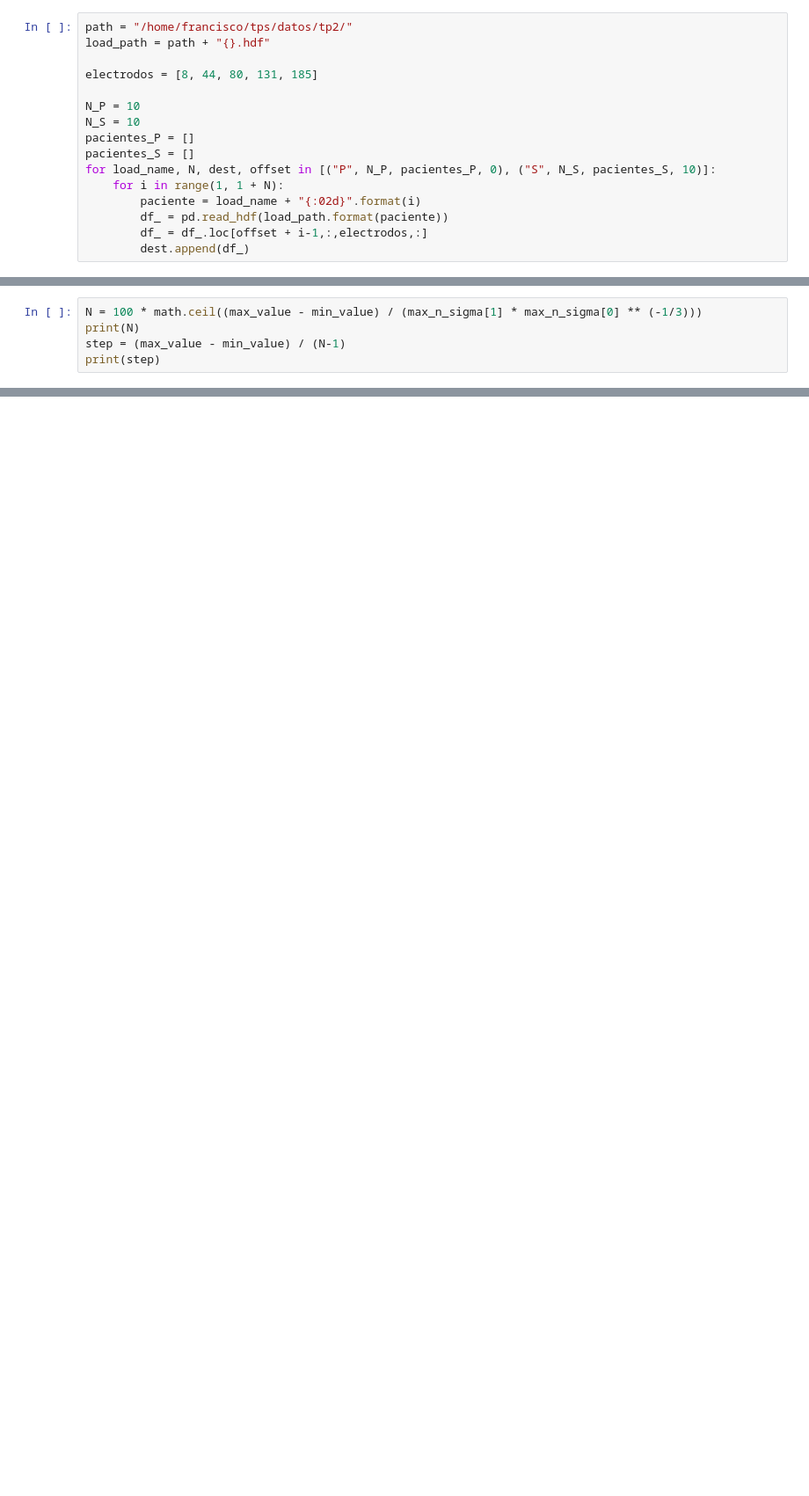
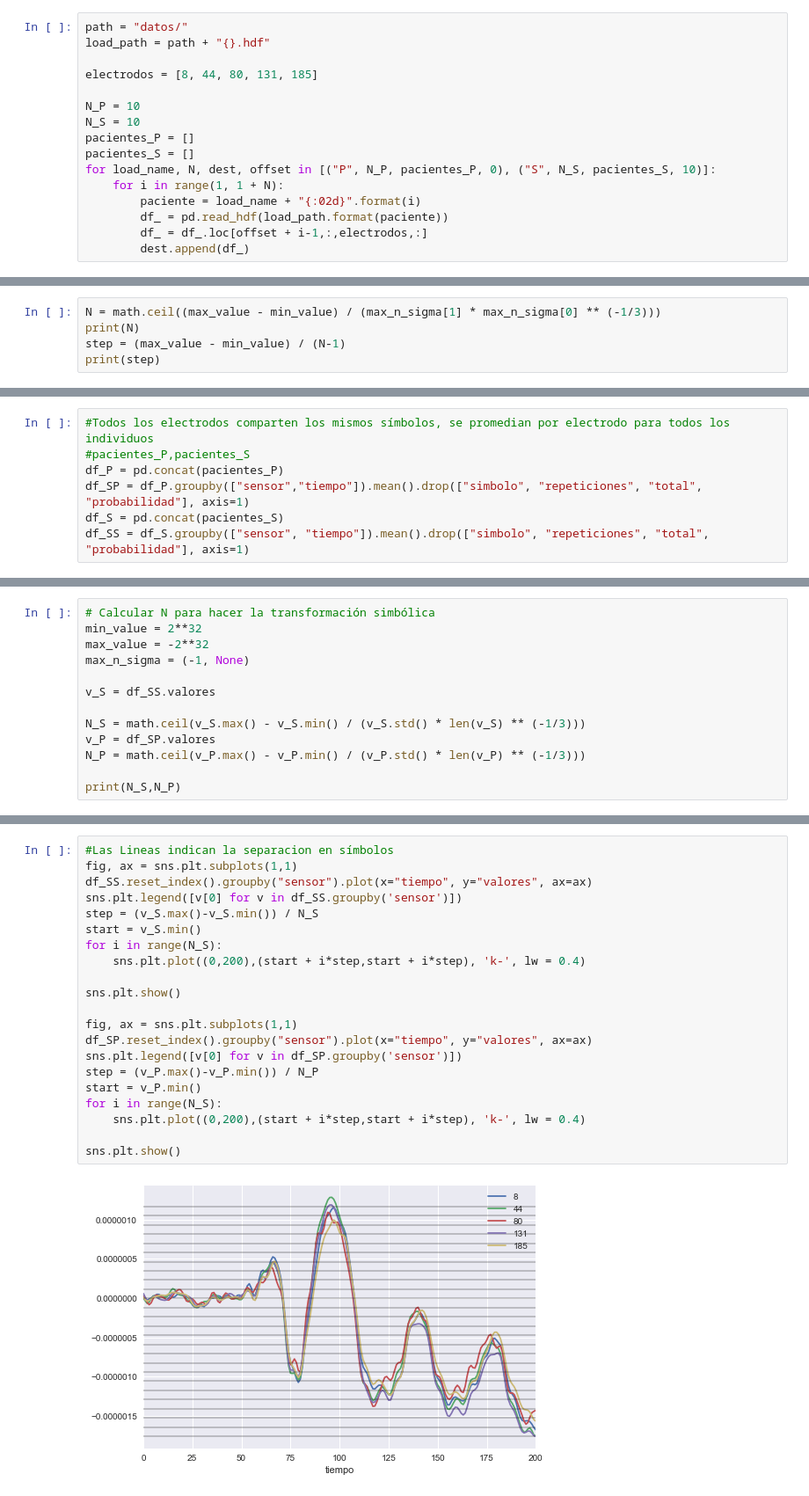
Before and after one commit to BrianBohe/DataScienceCourse, a Jupyter notebook: tp2/resolucion_2.ipynb, the cells around one changed output, grey strips where cells are left out. Shown at 88% size. Drawn from its saved outputs; the diff is of its cells as text; blank space fills up the shorter version.

```diff
--- a/tp2/resolucion_2.ipynb
+++ b/tp2/resolucion_2.ipynb
@@ -7,7 +8,7 @@ import matplotlib.ticker as ticker
 import itertools
 import math
 # %%
-path = "/home/francisco/tps/datos/tp2/"
+path = "datos/"
 load_path = path + "{}.hdf"
 
 electrodos = [8, 44, 80, 131, 185]
@@ -40,5 +43,5 @@ print(min_value, max_value, max_n_sigma)
 # %%
-N = 100 * math.ceil((max_value - min_value) / (max_n_sigma[1] * max_n_sigma[0] ** (-1/3)))
+N = math.ceil((max_value - min_value) / (max_n_sigma[1] * max_n_sigma[0] ** (-1/3)))
 print(N)
 step = (max_value - min_value) / (N-1)
 print(step)
@@ -99,0 +163,7 @@ for tiempos, pacientes in [(tiempos_promedios_P, pacientes_P), (tiempos_promedio
+# %%
+#Todos los electrodos comparten los mismos símbolos, se promedian por electrodo para todos los individuos
+#pacientes_P,pacientes_S
+df_P = pd.concat(pacientes_P)
+df_SP = df_P.groupby(["sensor","tiempo"]).mean().drop(["simbolo", "repeticiones", "total", "probabilidad"], axis=1)
+df_S = pd.concat(pacientes_S)
+df_SS = df_S.groupby(["sensor", "tiempo"]).mean().drop(["simbolo", "repeticiones", "total", "probabilidad"], axis=1)
@@ -99,0 +180,13 @@ for tiempos, pacientes in [(tiempos_promedios_P, pacientes_P), (tiempos_promedio
+# %%
+# Calcular N para hacer la transformación simbólica
+min_value = 2**32
+max_value = -2**32
+max_n_sigma = (-1, None)
+
+v_S = df_SS.valores
+
+N_S = math.ceil(v_S.max() - v_S.min() / (v_S.std() * len(v_S) ** (-1/3)))
+v_P = df_SP.valores
+N_P = math.ceil(v_P.max() - v_P.min() / (v_P.std() * len(v_P) ** (-1/3)))
+
+print(N_S,N_P)
@@ -99,0 +195,23 @@ for tiempos, pacientes in [(tiempos_promedios_P, pacientes_P), (tiempos_promedio
+# %%
+#Las Lineas indican la separacion en símbolos
+fig, ax = sns.plt.subplots(1,1)
+df_SS.reset_index().groupby("sensor").plot(x="tiempo", y="valores", ax=ax)
+sns.plt.legend([v[0] for v in df_SS.groupby('sensor')])
+step = (v_S.max()-v_S.min()) / N_S
+start = v_S.min()
+for i in range(N_S):
+    sns.plt.plot((0,200),(start + i*step,start + i*step), 'k-', lw = 0.4)
+
+sns.plt.show()
+
+fig, ax = sns.plt.subplots(1,1)
+df_SP.reset_index().groupby("sensor").plot(x="tiempo", y="valores", ax=ax)
+sns.plt.legend([v[0] for v in df_SP.groupby('sensor')])
+step = (v_P.max()-v_P.min()) / N_P
+start = v_P.min()
+for i in range(N_S):
+    sns.plt.plot((0,200),(start + i*step,start + i*step), 'k-', lw = 0.4)
+
+sns.plt.show()
+# %% [output]
+[figure, added]
```
Also changed, not shown: parts of 19 cells of this notebook.
